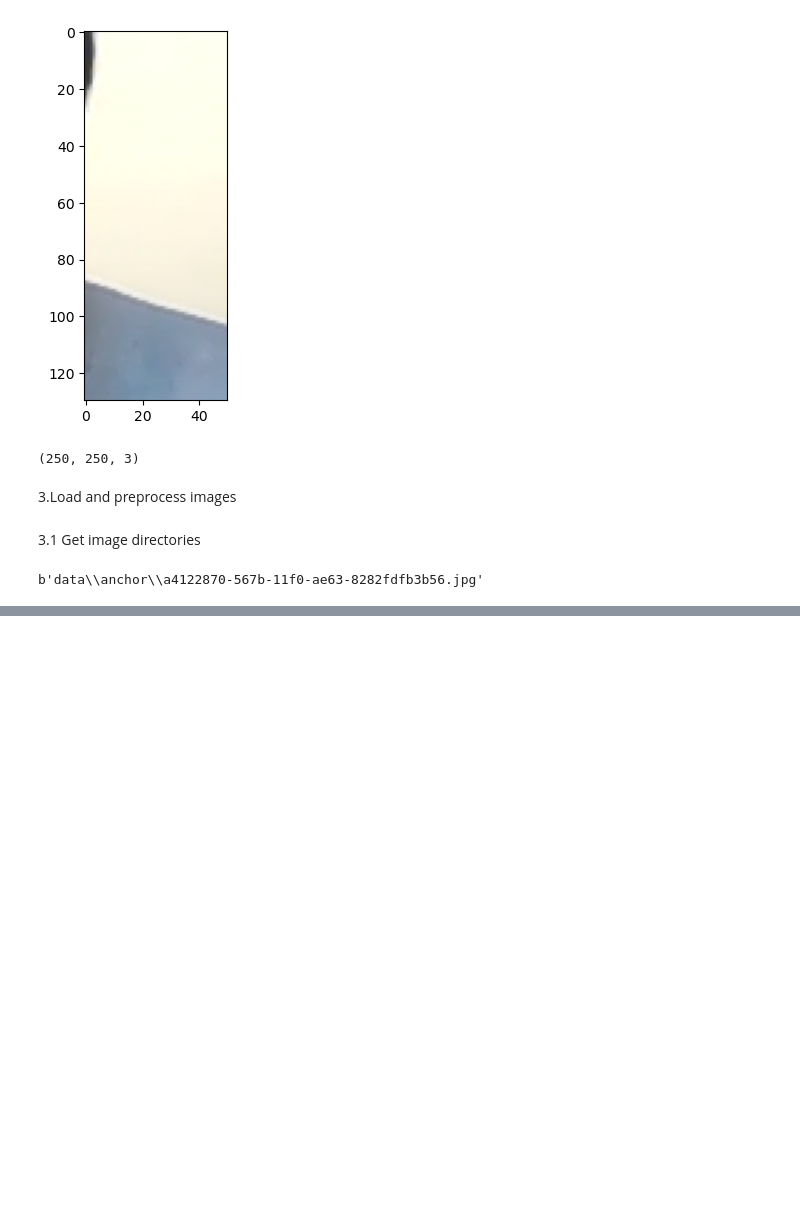
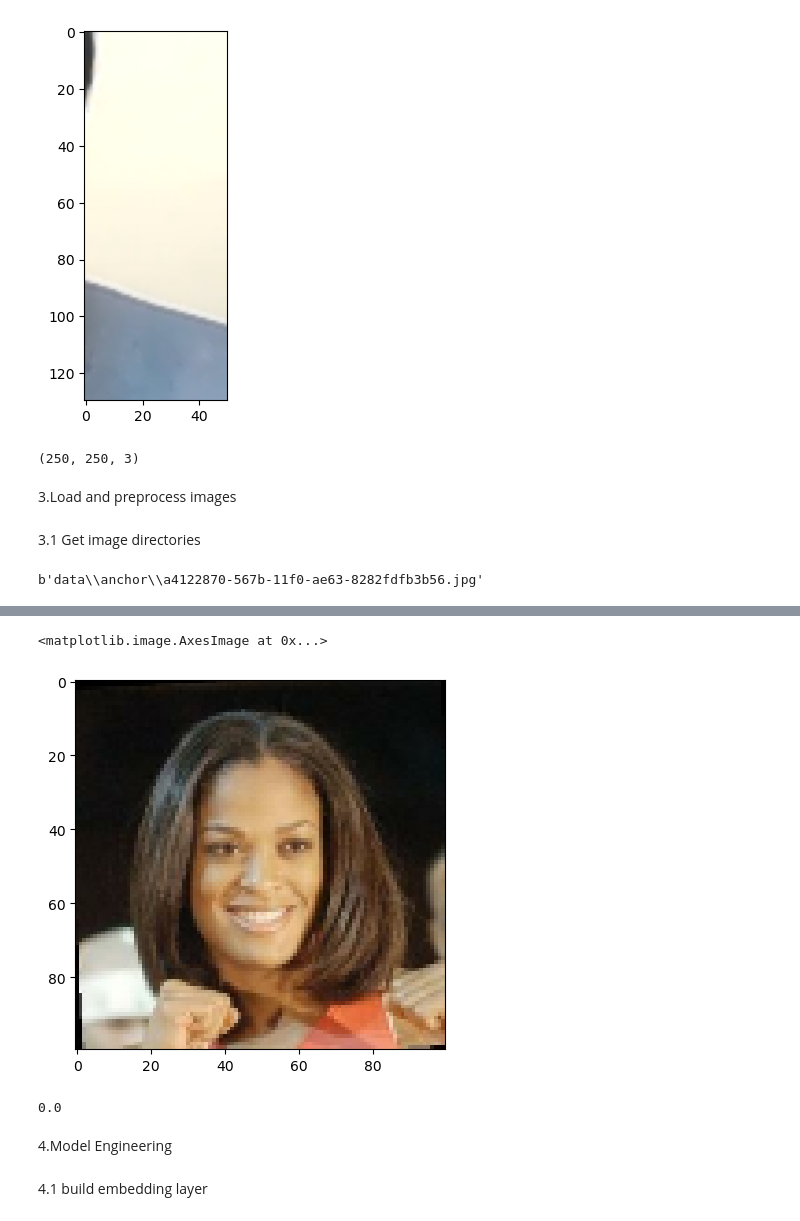
Before and after one commit to NPraveenLiyanage/FaceRecognitionApp, a Jupyter notebook: Facial verification with a siamese netwoek.ipynb, the cells around one changed output, grey strips where cells are left out. Cells and saved outputs as stored; diff of their text form; code cells hidden in the pictures; blank space fills up the shorter version.

```diff
--- a/Facial verification with a siamese netwoek.ipynb
+++ b/Facial verification with a siamese netwoek.ipynb
@@ -155,0 +241,9 @@ b'data\\anchor\\a4122870-567b-11f0-ae63-8282fdfb3b56.jpg'
+# %%
+plt.imshow(samples[1])
+# %% [output]
+<matplotlib.image.AxesImage at 0x...>
+[figure, added]
+# %%
+samples[2]
+# %% [output]
+0.0
@@ -155,0 +255,4 @@ b'data\\anchor\\a4122870-567b-11f0-ae63-8282fdfb3b56.jpg'
+# %% [markdown]
+4.Model Engineering
+# %% [markdown]
+4.1 build embedding layer
```
Also changed, not shown: parts of 22 cells of this notebook.
